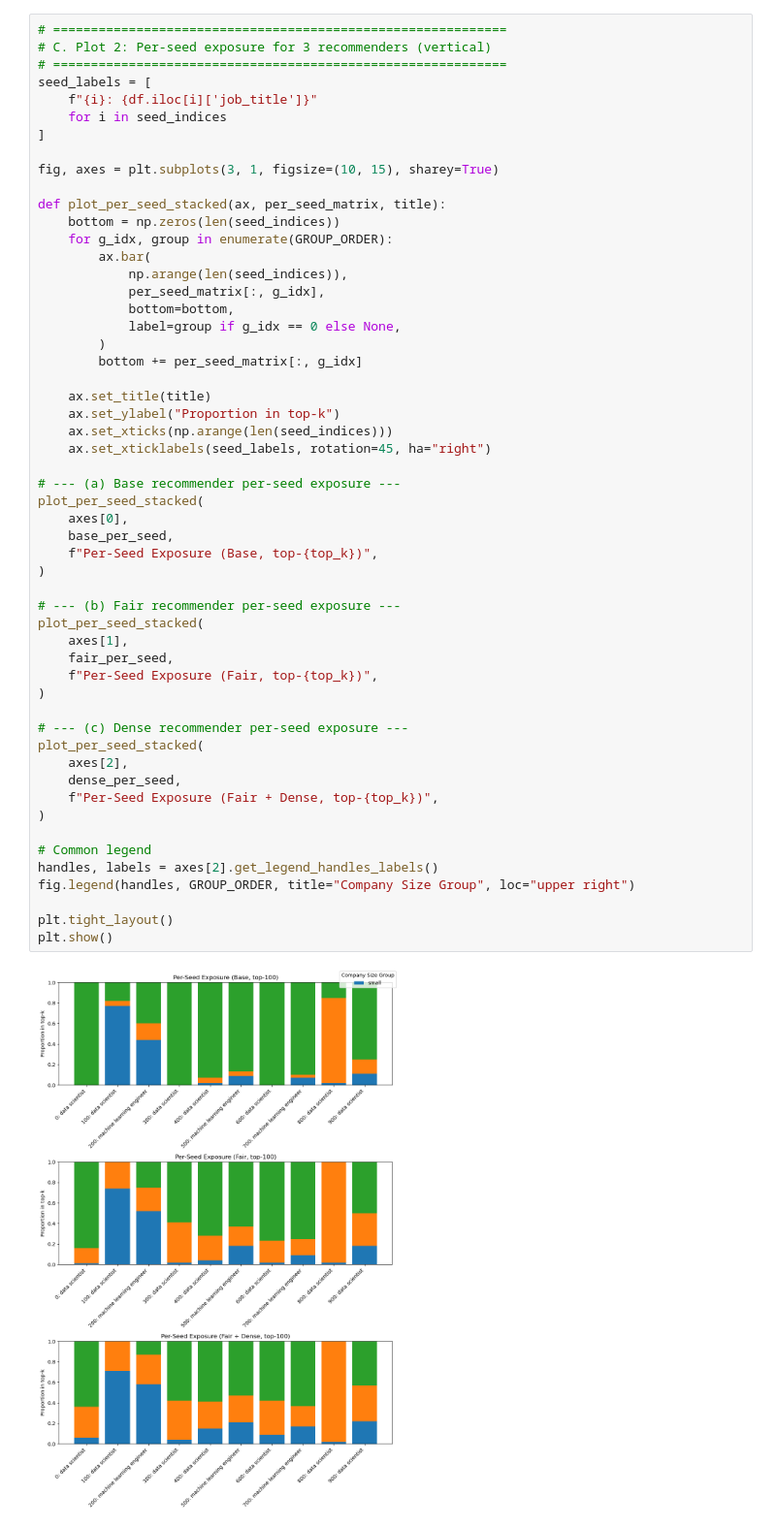
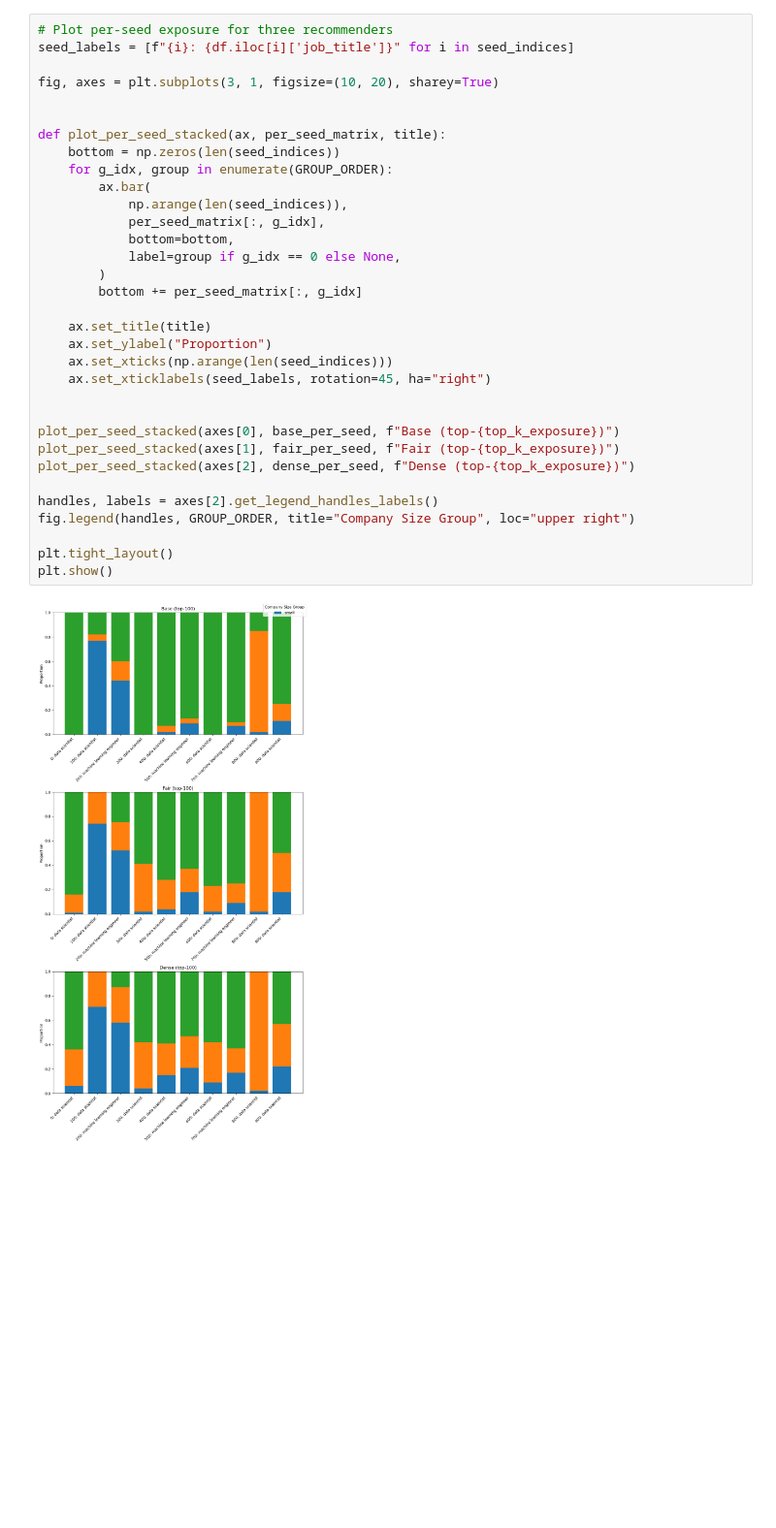
Before and after one commit to Vishnu1721/CS483_Project, a Jupyter notebook: notebook2/04_fairness.ipynb, the cells around one changed output. Shown: that part at 97% size. Drawn from its saved outputs; the diff is of its cells as text; blank space fills up the shorter version.

```diff
--- a/notebook2/04_fairness.ipynb
+++ b/notebook2/04_fairness.ipynb
@@ -442,57 +221,36 @@ plt.show()
 # %%
-# ============================================================
-# C. Plot 2: Per-seed exposure for 3 recommenders (vertical)
-# ============================================================
-seed_labels = [
-    f"{i}: {df.iloc[i]['job_title']}"
-    for i in seed_indices
-]
+# Plot per-seed exposure for three recommenders
+seed_labels = [f"{i}: {df.iloc[i]['job_title']}" for i in seed_indices]
 
-fig, axes = plt.subplots(3, 1, figsize=(10, 15), sharey=True)
+fig, axes = plt.subplots(3, 1, figsize=(10, 20), sharey=True)
+
 
 def plot_per_seed_stacked(ax, per_seed_matrix, title):
     bottom = np.zeros(len(seed_indices))
     for g_idx, group in enumerate(GROUP_ORDER):
         ax.bar(
             np.arange(len(seed_indices)),
             per_seed_matrix[:, g_idx],
             bottom=bottom,
             label=group if g_idx == 0 else None,
         )
         bottom += per_seed_matrix[:, g_idx]
 
     ax.set_title(title)
-    ax.set_ylabel("Proportion in top-k")
+    ax.set_ylabel("Proportion")
     ax.set_xticks(np.arange(len(seed_indices)))
     ax.set_xticklabels(seed_labels, rotation=45, ha="right")
 
-# --- (a) Base recommender per-seed exposure ---
-plot_per_seed_stacked(
-    axes[0],
-    base_per_seed,
-    f"Per-Seed Exposure (Base, top-{top_k})",
-)
 
-# --- (b) Fair recommender per-seed exposure ---
-plot_per_seed_stacked(
-    axes[1],
-    fair_per_seed,
-    f"Per-Seed Exposure (Fair, top-{top_k})",
-)
+plot_per_seed_stacked(axes[0], base_per_seed, f"Base (top-{top_k_exposure})")
+plot_per_seed_stacked(axes[1], fair_per_seed, f"Fair (top-{top_k_exposure})")
+plot_per_seed_stacked(axes[2], dense_per_seed, f"Dense (top-{top_k_exposure})")
 
-# --- (c) Dense recommender per-seed exposure ---
-plot_per_seed_stacked(
-    axes[2],
-    dense_per_seed,
-    f"Per-Seed Exposure (Fair + Dense, top-{top_k})",
-)
-
-# Common legend
 handles, labels = axes[2].get_legend_handles_labels()
 fig.legend(handles, GROUP_ORDER, title="Company Size Group", loc="upper right")
 
 plt.tight_layout()
 plt.show()
 # %% [output]
-[figure, old version]
+[figure, new version]
 # %%
```
Also changed, not shown: parts of 16 cells of this notebook, 2 other files.
